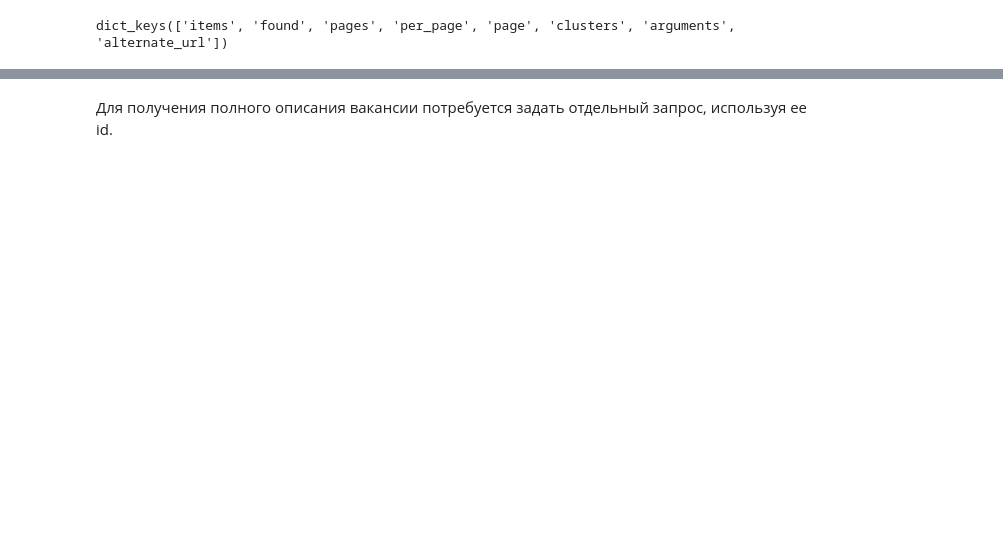
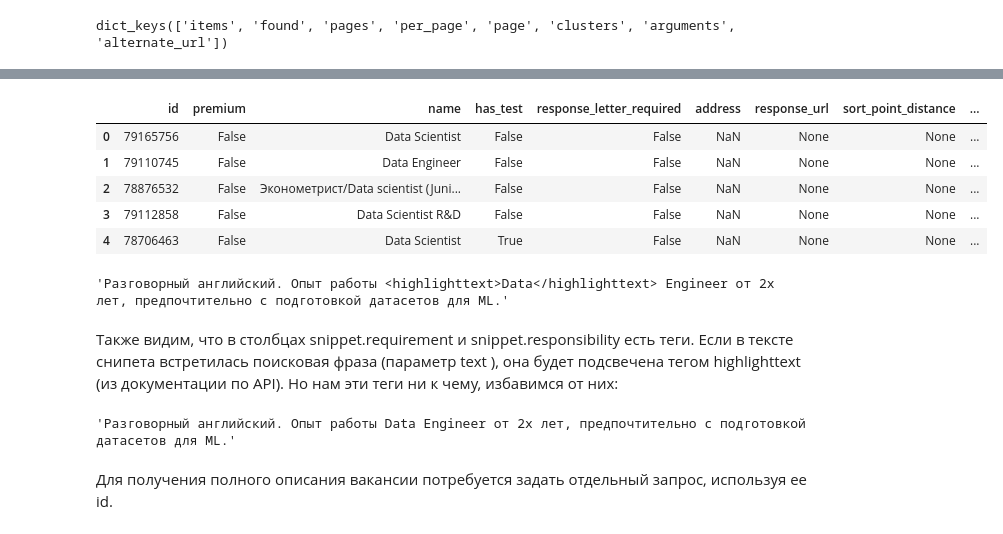
Before and after one commit to maima1810/hh_project, a Jupyter notebook: hh_project/ver2.ipynb, the cells around one changed output, grey strips where cells are left out. Cells and saved outputs as stored; diff of their text form; code cells hidden in the pictures; blank space fills up the shorter version.

```diff
--- a/hh_project/ver2.ipynb
+++ b/hh_project/ver2.ipynb
@@ -69,0 +108,39 @@ df.head()
+# %%
+# Предвинем два получившихся столбца на место изначального professional_roles,
+# а его не будем включать в обновленный датафрейм
+
+df=df[['id', 'premium', 'name', 'has_test', 'response_letter_required',
+       'address', 'response_url', 'sort_point_distance', 'published_at',
+       'created_at', 'archived', 'apply_alternate_url', 'insider_interview',
+       'url', 'adv_response_url', 'alternate_url', 'relations', 'contacts',
+       'schedule', 'working_days', 'working_time_intervals',
+       'working_time_modes', 'accept_temporary', 'professional_roles_id',
+       'professional_roles_name', 'accept_incomplete_resumes',
+       'department.id', 'department.name', 'area.id', 'area.name', 'area.url',
+       'salary.from', 'salary.to', 'salary.currency', 'salary.gross',
+       'type.id', 'type.name', 'employer.id', 'employer.name', 'employer.url',
+       'employer.alternate_url', 'employer.logo_urls.240',
+       'employer.logo_urls.90', 'employer.logo_urls.original',
+       'employer.vacancies_url', 'employer.trusted', 'snippet.requirement',
+       'snippet.responsibility', 'department', 'employer.logo_urls',
+       'address.city', 'address.street', 'address.building', 'address.lat',
+       'address.lng', 'address.description', 'address.raw', 'address.metro',
+       'address.metro_stations', 'address.id', 'salary',
+       'address.metro.station_name', 'address.metro.line_name',
+       'address.metro.station_id', 'address.metro.line_id',
+       'address.metro.lat', 'address.metro.lng']]
+# %%
+df.head()
+# %% [output]
+|  | id | premium | name | has_test | response_letter_required | address | response_url | sort_point_distance | ... |
+| 0 | 79165756 | False | Data Scientist | False | False | NaN | None | None | ... |
+| 1 | 79110745 | False | Data Engineer | False | False | NaN | None | None | ... |
+| 2 | 78876532 | False | Эконометрист/Data scientist (Juni... | False | False | NaN | None | None | ... |
+| 3 | 79112858 | False | Data Scientist R&D | False | False | NaN | None | None | ... |
+| 4 | 78706463 | False | Data Scientist | True | False | NaN | None | None | ... |
+# %%
+df['snippet.requirement'].iloc[1]
+# %% [output]
+'Разговорный английский. Опыт работы <highlighttext>Data</highlighttext> Engineer от 2х лет, предпочтительно с подготовкой датасетов для ML.'
+# %% [markdown]
+Также видим, что в столбцах snippet.requirement	и snippet.responsibility есть теги. Если в тексте снипета встретилась поисковая фраза (параметр text ), она будет подсвечена тегом highlighttext (из документации по API). Но нам эти теги ни к чему, избавимся от них:
@@ -70,2 +155,6 @@ df.head()
+# %%
+df['snippet.requirement'].iloc[1]
+# %% [output]
+'Разговорный английский. Опыт работы Data Engineer от 2х лет, предпочтительно с подготовкой датасетов для ML.'
 # %% [markdown]
 Для получения полного описания вакансии потребуется задать отдельный запрос, используя ее id.
```
Also changed, not shown: parts of 16 cells of this notebook.
